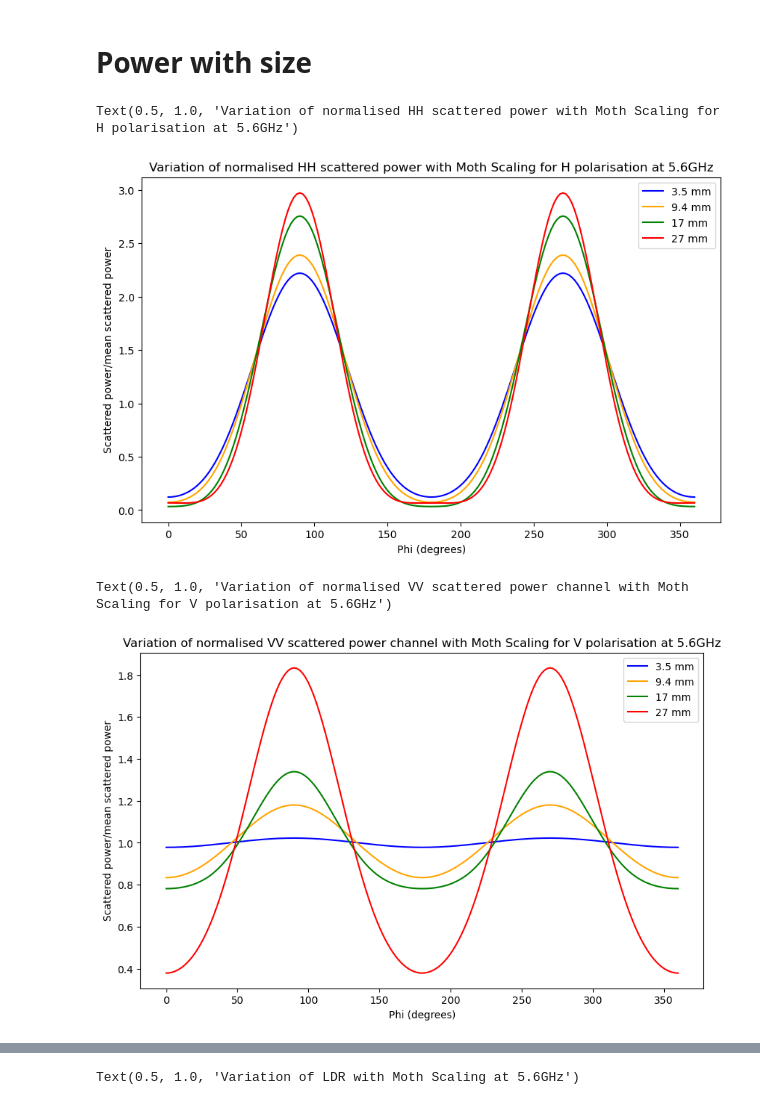
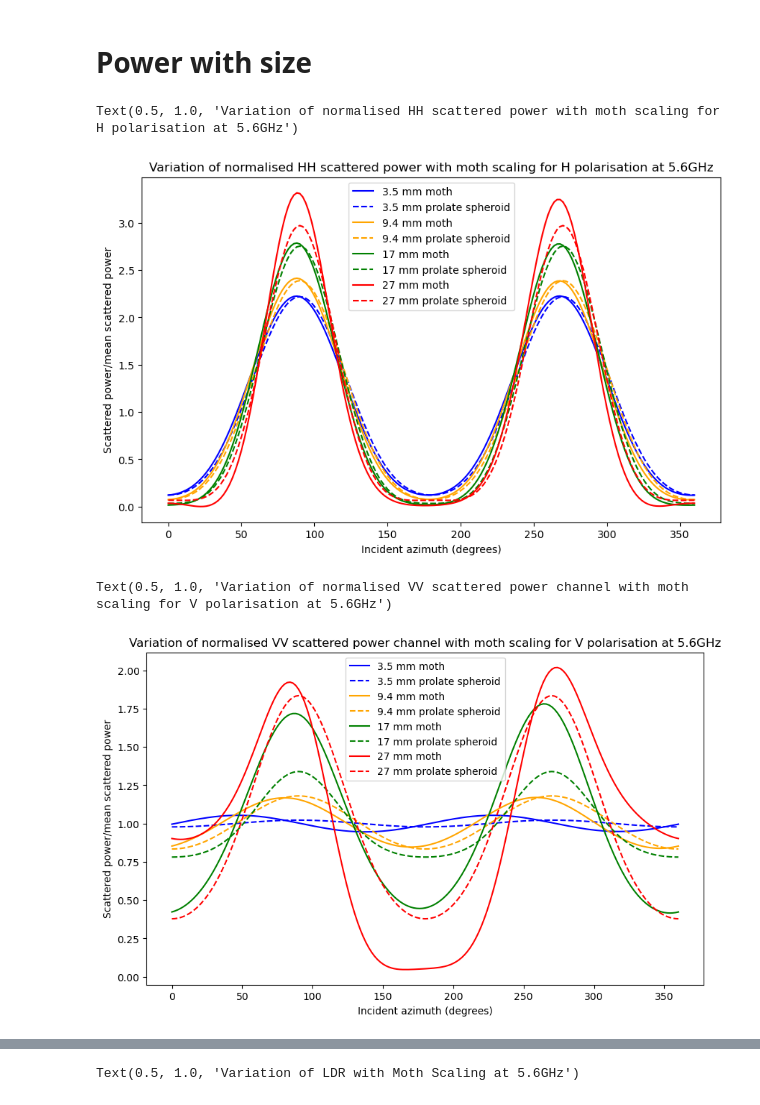
Before and after one commit to TommyMatthews/WIPL-python-analysis, a Jupyter notebook: End_of_Bernard_phase_one/size_analysis_ellipsoid_p0.ipynb, the cells around one changed output, grey strips where cells are left out. Drawn from its saved outputs; the diff is of its cells as text; code cells hidden in the pictures.

```diff
--- a/End_of_Bernard_phase_one/size_analysis_ellipsoid_p0.ipynb
+++ b/End_of_Bernard_phase_one/size_analysis_ellipsoid_p0.ipynb
@@ -113,47 +113,47 @@ for scale, length in zip(['0206', '0553', '1000', '1588'], [3.5, 9.4, 17, 27]):
     power_ellipsoid = get_horizontal_returned_power(df_ellipsoid)
 
     #Zdr_full = 10*np.log10(power_bernard_full/power_ellipsoid)
-    plt.plot(df_bernard['phi'], power_ellipsoid/power_ellipsoid.mean(), label=f'{length} mm', linestyle = '-', color=colour)
-    #plt.plot(df_ellipsoid['phi'], power_ellipsoid/power_ellipsoid.mean(), label=f'{length} mm', linestyle = '--', color=colour)
+    plt.plot(df_bernard['phi'], power_bernard_full/power_bernard_full.mean(), label=f'{length} mm moth', linestyle = '-', color=colour)
+    plt.plot(df_ellipsoid['phi'], power_ellipsoid/power_ellipsoid.mean(), label=f'{length} mm prolate spheroid', linestyle = '--', color=colour)
 
 
 fig = plt.gcf()
 fig.set_size_inches(10, 6)
 plt.legend()
-plt.xlabel('Phi (degrees)')
+plt.xlabel('Incident azimuth (degrees)')
 plt.ylabel('Scattered power/mean scattered power')
-plt.title(f'Variation of normalised HH scattered power with Moth Scaling for {pol} polarisation at 5.6GHz')
+plt.title(f'Variation of normalised HH scattered power with moth scaling for {pol} polarisation at 5.6GHz')
 # %% [output]
-Text(0.5, 1.0, 'Variation of normalised HH scattered power with Moth Scaling for H polarisation at 5.6GHz')
+Text(0.5, 1.0, 'Variation of normalised HH scattered power with moth scaling for H polarisation at 5.6GHz')
-[figure, old version]
+[figure, new version]
 # %%
 pol = 'V'
 
 colours = ['blue', 'orange', 'green', 'red']
 counter = 0
 for scale, length in zip(['0206', '0553', '1000', '1588'], [3.5, 9.4, 17, 27]):
     colour = colours[counter]
     counter += 1
     df_bernard = results_dict[pol][scale]
     df_ellipsoid = ellipsoid_results_dict[pol][scale]
 
     power_bernard_full = get_vertical_returned_power(df_bernard)
     power_ellipsoid = get_vertical_returned_power(df_ellipsoid)
 
     #Zdr_full = 10*np.log10(power_bernard_full/power_ellipsoid)
-    plt.plot(df_bernard['phi'], power_ellipsoid/power_ellipsoid.mean(), label=f'{length} mm', linestyle = '-', color=colour)
-    #plt.plot(df_ellipsoid['phi'], power_ellipsoid/power_ellipsoid.mean(), label=f'{length} mm', linestyle = '--', color=colour)
+    plt.plot(df_bernard['phi'], power_bernard_full/power_bernard_full.mean(), label=f'{length} mm moth', linestyle = '-', color=colour)
+    plt.plot(df_ellipsoid['phi'], power_ellipsoid/power_ellipsoid.mean(), label=f'{length} mm prolate spheroid', linestyle = '--', color=colour)
 
 
 fig = plt.gcf()
 fig.set_size_inches(10, 6)
 plt.legend()
-plt.xlabel('Phi (degrees)')
+plt.xlabel('Incident azimuth (degrees)')
 plt.ylabel('Scattered power/mean scattered power')
-plt.title(f'Variation of normalised VV scattered power channel with Moth Scaling for {pol} polarisation at 5.6GHz')
+plt.title(f'Variation of normalised VV scattered power channel with moth scaling for {pol} polarisation at 5.6GHz')
 # %% [output]
-Text(0.5, 1.0, 'Variation of normalised VV scattered power channel with Moth Scaling for V polarisation at 5.6GHz')
+Text(0.5, 1.0, 'Variation of normalised VV scattered power channel with moth scaling for V polarisation at 5.6GHz')
-[figure, old version]
+[figure, new version]
 # %%
 pol = 'H'
 
```
Also changed, not shown: parts of 2 cells of this notebook, 12 other files.
